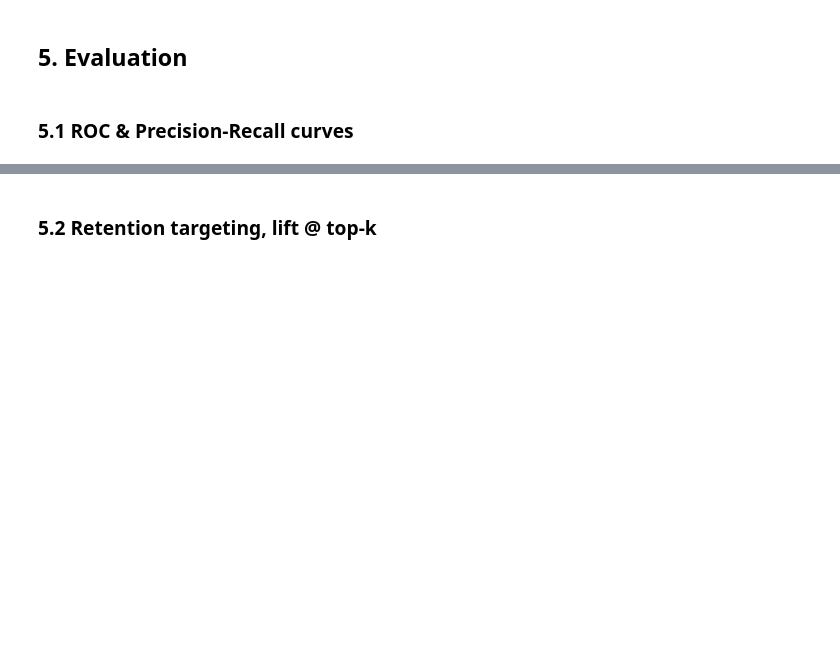
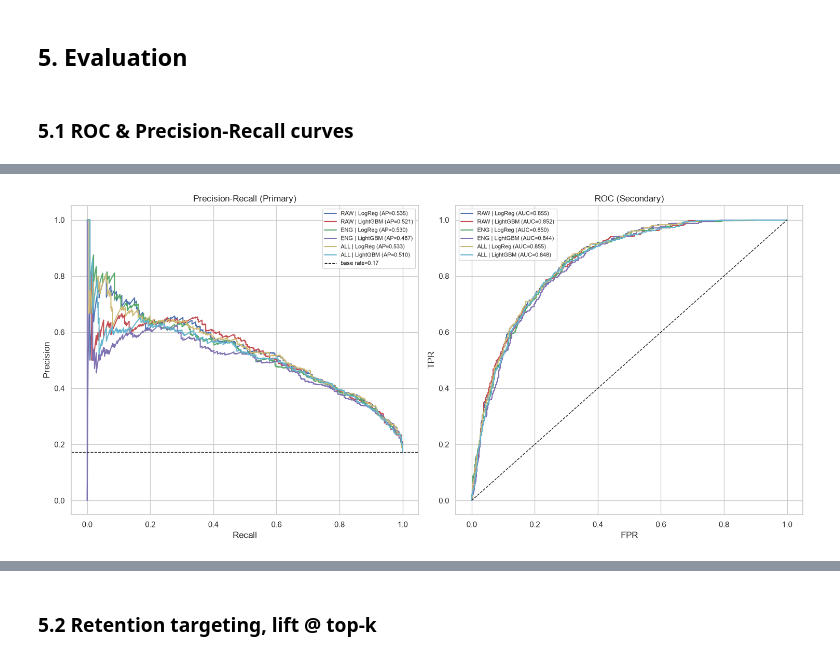
Before and after one commit to kosmisa/Churn_Model, a Jupyter notebook: RND/Analysis.ipynb, the cells around one changed output, grey strips where cells are left out. Saved outputs shown, nothing was run; the diff lists cells and outputs as text; code cells hidden in the pictures; blank space fills up the shorter version.

```diff
--- a/RND/Analysis.ipynb
+++ b/RND/Analysis.ipynb
@@ -642,21 +804,3 @@ res.round(4)
 ## 5. Evaluation
 # %% [markdown]
 ### 5.1 ROC & Precision-Recall curves
-# %%
-from sklearn.metrics import roc_curve, precision_recall_curve, auc
-
-fig, axes = plt.subplots(1,2, figsize=(14,5))
-
-for name,p,c in [("LogReg",p_lr,"#4C72B0"),("LightGBM",p_gb,"#C44E52")]:
-    fpr,tpr,_ = roc_curve(y_te,p); axes[0].plot(fpr,tpr,label=f"{name} (AUC={auc(fpr,tpr):.3f})", color=c)
-    pr,rc,_ = precision_recall_curve(y_te,p); axes[1].plot(rc,pr,label=f"{name} (AP={auc(rc,pr):.3f})", color=c)
-
-axes[0].plot([0,1],[0,1],"k--",lw=1)
-axes[0].set(xlabel="FPR",ylabel="TPR",title="ROC curve")
-axes[0].legend()
-axes[1].axhline(y_te.mean(),ls="--",c="k",lw=1,label=f"base rate={y_te.mean():.2f}")
-axes[1].set(xlabel="Recall",ylabel="Precision",title="Precision-Recall curve")
-axes[1].legend()
-
-plt.tight_layout()
-plt.show()
@@ -726,0 +827,36 @@ plt.show()
+# %%
+from sklearn.metrics import roc_curve, precision_recall_curve, average_precision_score, roc_auc_score
+
+# All prediction sets: raw, engineered, all (6 models)
+pred_sets = [
+    ("RAW | LogReg",   y_raw_te, p_lr_raw, "#4C72B0"),
+    ("RAW | LightGBM", y_raw_te, p_gb_raw, "#C44E52"),
+    ("ENG | LogReg",   y_eng_te, p_lr_eng, "#55A868"),
+    ("ENG | LightGBM", y_eng_te, p_gb_eng, "#8172B2"),
+    ("ALL | LogReg",   y_te,     p_lr,     "#CCB974"),
+    ("ALL | LightGBM", y_te,     p_gb,     "#64B5CD"),
+]
+
+fig, axes = plt.subplots(1, 2, figsize=(15, 7))
+
+for name, y_true, p, color in pred_sets:
+    precision, recall, _ = precision_recall_curve(y_true, p)
+    ap = average_precision_score(y_true, p)
+    axes[0].plot(recall, precision, label=f"{name} (AP={ap:.3f})", color=color)
+
+    fpr, tpr, _ = roc_curve(y_true, p)
+    ra = roc_auc_score(y_true, p)
+    axes[1].plot(fpr, tpr, label=f"{name} (AUC={ra:.3f})", color=color)
+
+# Base rates (raw and all share the same split rate; eng too via same stratify)
+axes[0].axhline(y_te.mean(), ls="--", c="k", lw=1, label=f"base rate={y_te.mean():.2f}")
+axes[1].plot([0, 1], [0, 1], "k--", lw=1)
+
+axes[0].set(title="Precision-Recall (Primary)", xlabel="Recall", ylabel="Precision")
+axes[1].set(title="ROC (Secondary)", xlabel="FPR", ylabel="TPR")
+axes[0].legend(fontsize=8)
+axes[1].legend(fontsize=8)
+plt.tight_layout()
+plt.show()
+# %% [output]
+[figure, added]
```
Also changed, not shown: parts of 30 cells of this notebook, 1 other file.
